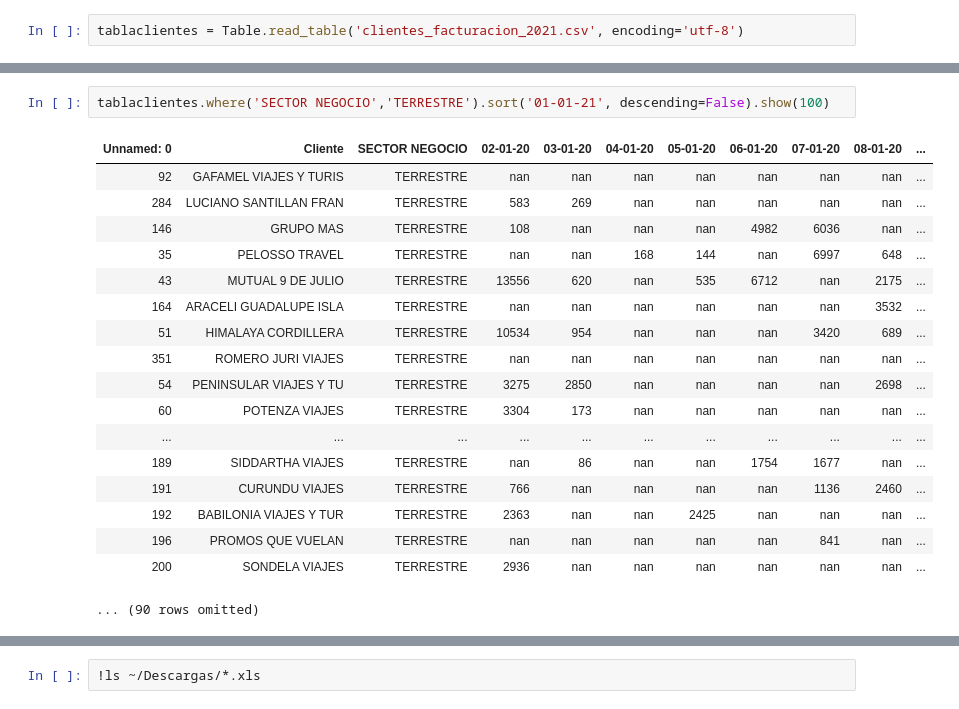
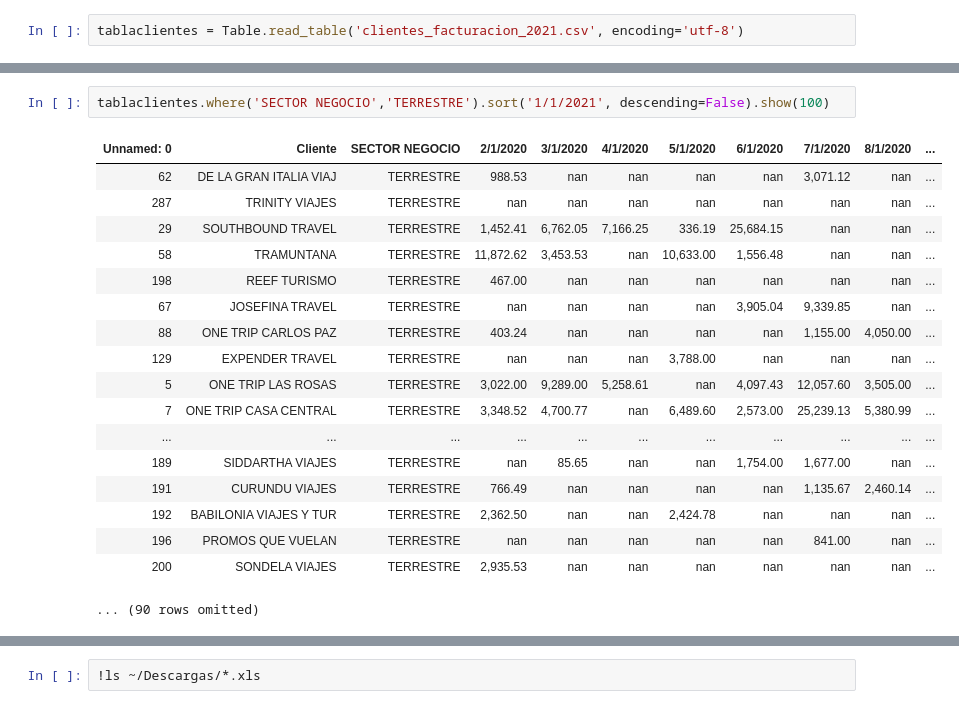
Before and after one commit to MarcoCenturion/Bash_data_analytics, a Jupyter notebook: Ventas Delfos por vertical.ipynb, the cells around one changed output, grey strips where cells are left out. Cells and saved outputs as stored; diff of their text form.

```diff
--- a/Ventas Delfos por vertical.ipynb
+++ b/Ventas Delfos por vertical.ipynb
@@ -302,22 +240,22 @@ tablaclientes.where('SECTOR NEGOCIO','AÉREO').where('01-01-21',are.above(1)).sh
 # %%
-tablaclientes.where('SECTOR NEGOCIO','TERRESTRE').sort('01-01-21', descending=False).show(100)
+tablaclientes.where('SECTOR NEGOCIO','TERRESTRE').sort('1/1/2021', descending=False).show(100)
 # %% [output]
-| Unnamed: 0 | Cliente | SECTOR NEGOCIO | 02-01-20 | 03-01-20 | 04-01-20 | 05-01-20 | 06-01-20 | 07-01-20 | 08-01-20 | ... |
-| 92 | GAFAMEL VIAJES Y TURIS | TERRESTRE | nan | nan | nan | nan | nan | nan | nan | ... |
-| 284 | LUCIANO SANTILLAN FRAN | TERRESTRE | 583 | 269 | nan | nan | nan | nan | nan | ... |
-| 146 | GRUPO MAS | TERRESTRE | 108 | nan | nan | nan | 4982 | 6036 | nan | ... |
-| 35 | PELOSSO TRAVEL | TERRESTRE | nan | nan | 168 | 144 | nan | 6997 | 648 | ... |
-| 43 | MUTUAL 9 DE JULIO | TERRESTRE | 13556 | 620 | nan | 535 | 6712 | nan | 2175 | ... |
-| 164 | ARACELI GUADALUPE ISLA | TERRESTRE | nan | nan | nan | nan | nan | nan | 3532 | ... |
-| 51 | HIMALAYA CORDILLERA | TERRESTRE | 10534 | 954 | nan | nan | nan | 3420 | 689 | ... |
-| 351 | ROMERO JURI VIAJES | TERRESTRE | nan | nan | nan | nan | nan | nan | nan | ... |
-| 54 | PENINSULAR VIAJES Y TU | TERRESTRE | 3275 | 2850 | nan | nan | nan | nan | 2698 | ... |
-| 60 | POTENZA VIAJES | TERRESTRE | 3304 | 173 | nan | nan | nan | nan | nan | ... |
+| Unnamed: 0 | Cliente | SECTOR NEGOCIO | 2/1/2020 | 3/1/2020 | 4/1/2020 | 5/1/2020 | 6/1/2020 | 7/1/2020 | 8/1/2020 | ... |
+| 62 | DE LA GRAN ITALIA VIAJ | TERRESTRE | 988.53 | nan | nan | nan | nan | 3,071.12 | nan | ... |
+| 287 | TRINITY VIAJES | TERRESTRE | nan | nan | nan | nan | nan | nan | nan | ... |
+| 29 | SOUTHBOUND TRAVEL | TERRESTRE | 1,452.41 | 6,762.05 | 7,166.25 | 336.19 | 25,684.15 | nan | nan | ... |
+| 58 | TRAMUNTANA | TERRESTRE | 11,872.62 | 3,453.53 | nan | 10,633.00 | 1,556.48 | nan | nan | ... |
+| 198 | REEF TURISMO | TERRESTRE | 467.00 | nan | nan | nan | nan | nan | nan | ... |
+| 67 | JOSEFINA TRAVEL | TERRESTRE | nan | nan | nan | nan | 3,905.04 | 9,339.85 | nan | ... |
+| 88 | ONE TRIP CARLOS PAZ | TERRESTRE | 403.24 | nan | nan | nan | nan | 1,155.00 | 4,050.00 | ... |
+| 129 | EXPENDER TRAVEL | TERRESTRE | nan | nan | nan | 3,788.00 | nan | nan | nan | ... |
+| 5 | ONE TRIP LAS ROSAS | TERRESTRE | 3,022.00 | 9,289.00 | 5,258.61 | nan | 4,097.43 | 12,057.60 | 3,505.00 | ... |
+| 7 | ONE TRIP CASA CENTRAL | TERRESTRE | 3,348.52 | 4,700.77 | nan | 6,489.60 | 2,573.00 | 25,239.13 | 5,380.99 | ... |
 | ... | ... | ... | ... | ... | ... | ... | ... | ... | ... | ... |
-| 189 | SIDDARTHA VIAJES | TERRESTRE | nan | 86 | nan | nan | 1754 | 1677 | nan | ... |
-| 191 | CURUNDU VIAJES | TERRESTRE | 766 | nan | nan | nan | nan | 1136 | 2460 | ... |
-| 192 | BABILONIA VIAJES Y TUR | TERRESTRE | 2363 | nan | nan | 2425 | nan | nan | nan | ... |
-| 196 | PROMOS QUE VUELAN | TERRESTRE | nan | nan | nan | nan | nan | 841 | nan | ... |
-| 200 | SONDELA VIAJES | TERRESTRE | 2936 | nan | nan | nan | nan | nan | nan | ... |
+| 189 | SIDDARTHA VIAJES | TERRESTRE | nan | 85.65 | nan | nan | 1,754.00 | 1,677.00 | nan | ... |
+| 191 | CURUNDU VIAJES | TERRESTRE | 766.49 | nan | nan | nan | nan | 1,135.67 | 2,460.14 | ... |
+| 192 | BABILONIA VIAJES Y TUR | TERRESTRE | 2,362.50 | nan | nan | 2,424.78 | nan | nan | nan | ... |
+| 196 | PROMOS QUE VUELAN | TERRESTRE | nan | nan | nan | nan | nan | 841.00 | nan | ... |
+| 200 | SONDELA VIAJES | TERRESTRE | 2,935.53 | nan | nan | nan | nan | nan | nan | ... |
 ... (90 rows omitted)
 # %%
```
Also changed, not shown: parts of 25 cells of this notebook, 2 other files.
